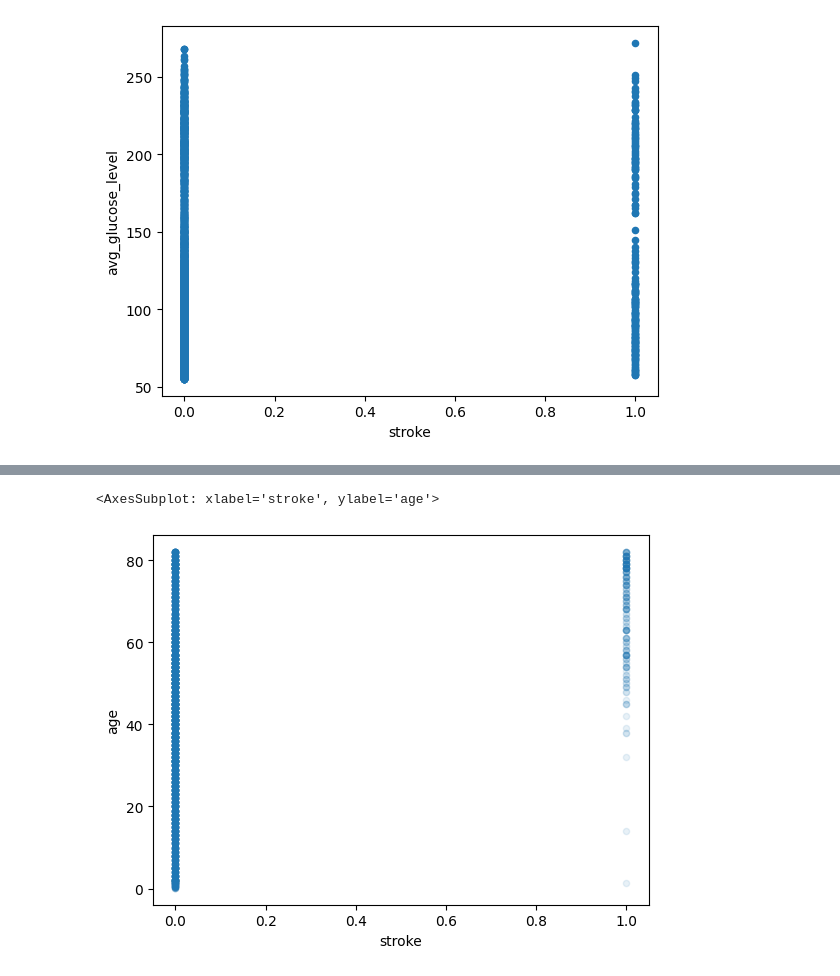
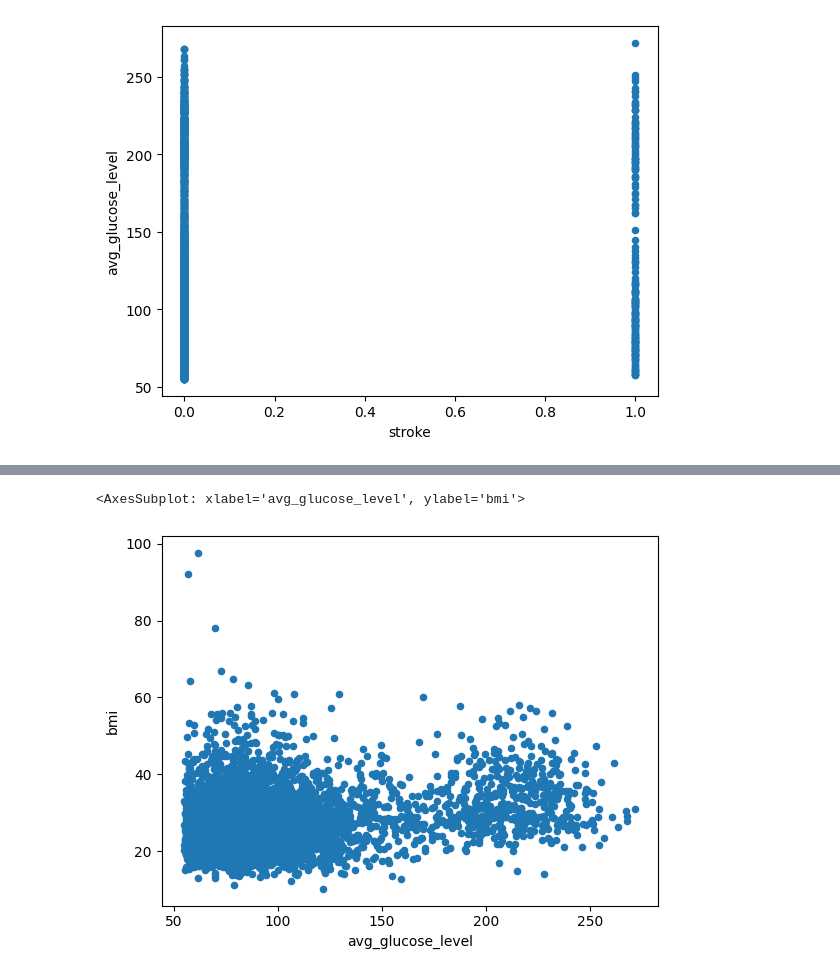
Before and after one commit to Diego532/machine_learnig_electiva, a Jupyter notebook: WHO-stroke-prevention-program/who.ipynb, the cells around one changed output, grey strips where cells are left out. Drawn from its saved outputs; the diff is of its cells as text; code cells hidden in the pictures.

```diff
--- a/WHO-stroke-prevention-program/who.ipynb
+++ b/WHO-stroke-prevention-program/who.ipynb
@@ -61,0 +79,3 @@ Name: bmi, Length: 5110, dtype: float64
+# %%
+#Utilizamos la funcion de drop que nos ofrece la libreria pandas y con el atributo axis=1 para eliminar una columna
+df = df.drop('id', axis=1)
@@ -79,9 +120,0 @@ len(df['id'].unique())
-# %%
-# Validar que la edad de las personas sea mayor que 1 y menor a 100
-df[(df['age'] > 100) | (df['age'] < 1)]
-
-df[df.age < 1]
-
-for indice in df.index:
-    if df.loc[indice].age < 1:
-        df.loc[indice].age *= 100
@@ -92,0 +121,2 @@ See the caveats in the documentation: https://pandas.pydata.org/pandas-docs/stab
+# %%
+df.ever_married = df.ever_married.apply(lambda x : 1 if x == 'Yes' else 0)
@@ -92,0 +135,3 @@ See the caveats in the documentation: https://pandas.pydata.org/pandas-docs/stab
+# %%
+#Cambiamos los valores para cuando tengamos un tipo de residencia Urbana sea igual a 1 y cuando sea Rural sera 0
+df.Residence_type = df.Residence_type.apply(lambda x : 1 if x == 'Urban' else 0)
@@ -238,6 +290,5 @@ array([[<AxesSubplot: xlabel='hypertension', ylabel='hypertension'>,
 # %%
-training_data.plot(kind="scatter", x="stroke", y="age",
-alpha=0.1)
+training_data.plot(kind="scatter", x="avg_glucose_level", y="bmi")
 # %% [output]
-<AxesSubplot: xlabel='stroke', ylabel='age'>
+<AxesSubplot: xlabel='avg_glucose_level', ylabel='bmi'>
-[figure, old version]
+[figure, new version]
```
Also changed, not shown: parts of 24 cells of this notebook.
